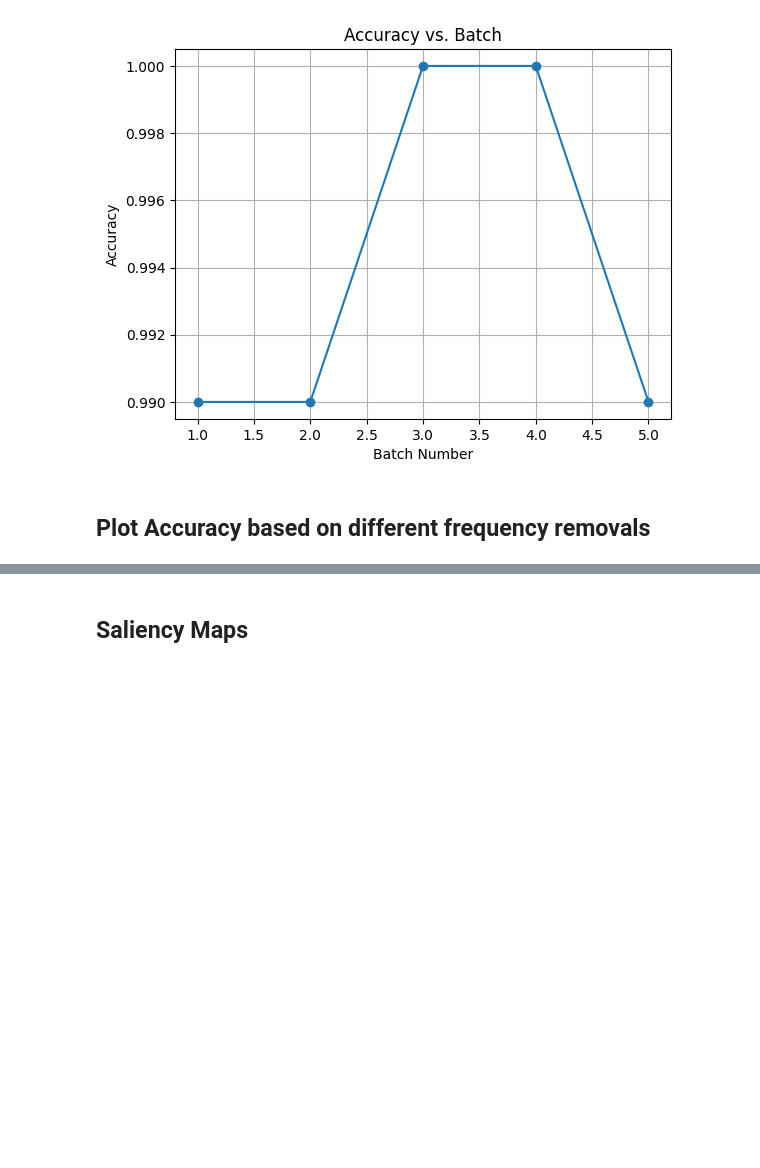
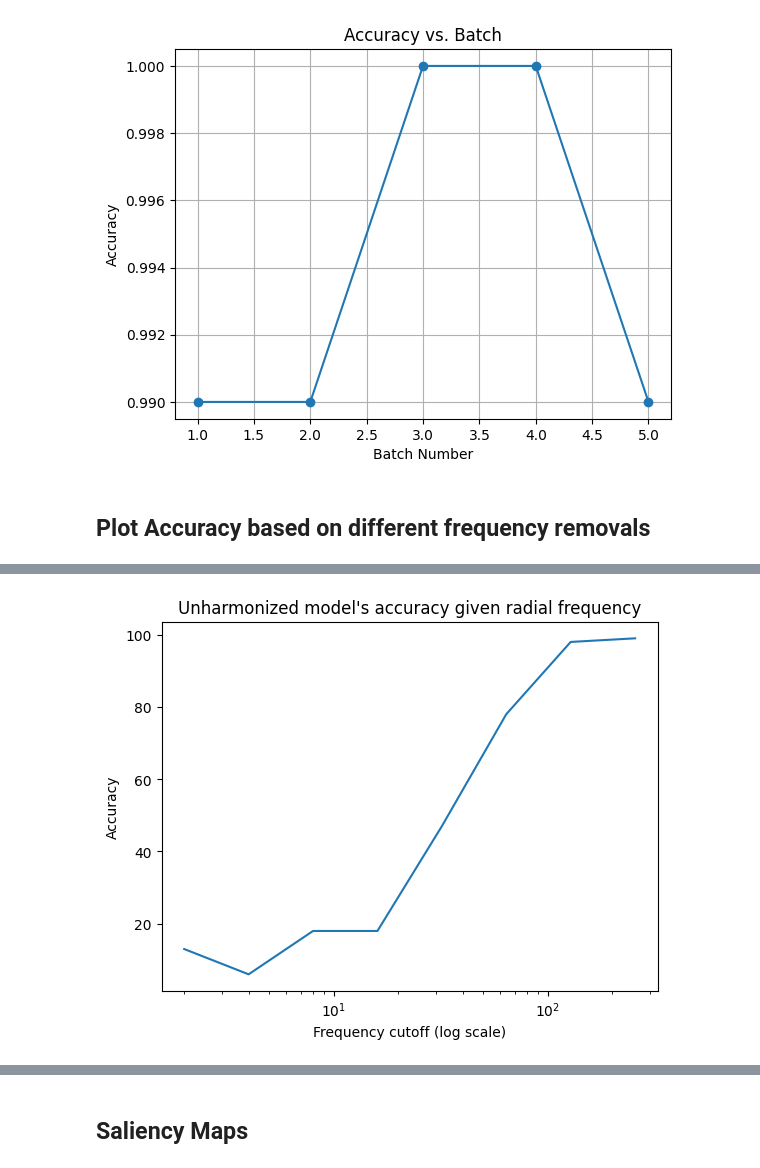
Before and after one commit to superasymmetry/CPSY1291_finalproject, a Jupyter notebook: CPSY1291_FinalProject.ipynb, the cells around one changed output, grey strips where cells are left out. Saved outputs shown, nothing was run; the diff lists cells and outputs as text; code cells hidden in the pictures; blank space fills up the shorter version.

```diff
--- a/CPSY1291_FinalProject.ipynb
+++ b/CPSY1291_FinalProject.ipynb
@@ -562,8 +532,10 @@ Average Accuracy: 99.4
 # %%
 vgg16.eval()
 
-threshs = [0.0001, 0.001, 0.005, 0.01, 0.05, 0.1, 0.5]
-res = {}
+# threshs = [0.0001, 0.001, 0.005, 0.01, 0.05, 0.1, 0.5]
+threshs = [2, 4, 8, 16, 32, 64, 128, 256]
+freq_axis = []
+acc_axis = []
 
 for thresh in threshs:
   manipulated_ds = createManipulatedDataset(new_ds, ["validation"], 100, thresh)
@@ -575,7 +547,6 @@ for thresh in threshs:
       output= vgg16(im)
     model_pred(output, labels_imagenette)
     predicted_label = model_pred(output, labels_imagenette)
-    print(predicted_label)
     if predicted_label == ground_truth:
       correct += 1
 
@@ -584,4 +555,5 @@ for thresh in threshs:
   final_acc = accuracy * 100
   print(final_acc)
 
-  res[thresh] = final_acc
+  freq_axis.append(thresh)
+  acc_axis.append(final_acc)
@@ -588,11 +569,9 @@ for thresh in threshs:
-# %%
-freq_axis = []
-acc_axis = []
-
-for k, v in res.items():
-  freq_axis.append(k)
-  acc_axis.append(v)
-
-plt.plot(freq_axis, acc_axis)
-plt.xscale('log')
-plt.show()
+# %%
+plt.plot(freq_axis, acc_axis)
+plt.xscale('log')
+plt.title("Unharmonized model's accuracy given radial frequency")
+plt.xlabel("Frequency cutoff (log scale)")
+plt.ylabel("Accuracy")
+plt.show()
+# %% [output]
+[figure, added]
```
Also changed, not shown: parts of 9 cells of this notebook.
